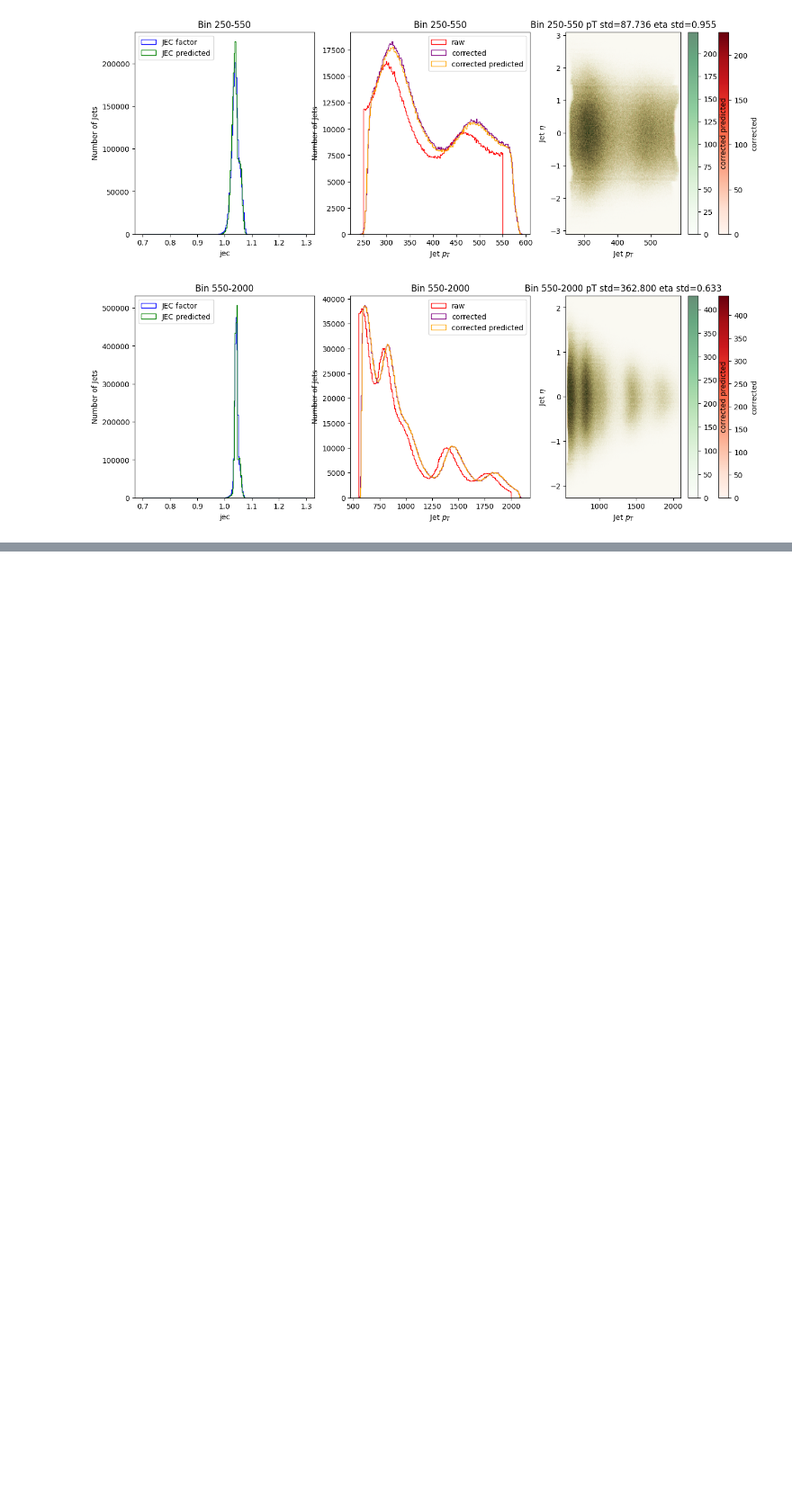
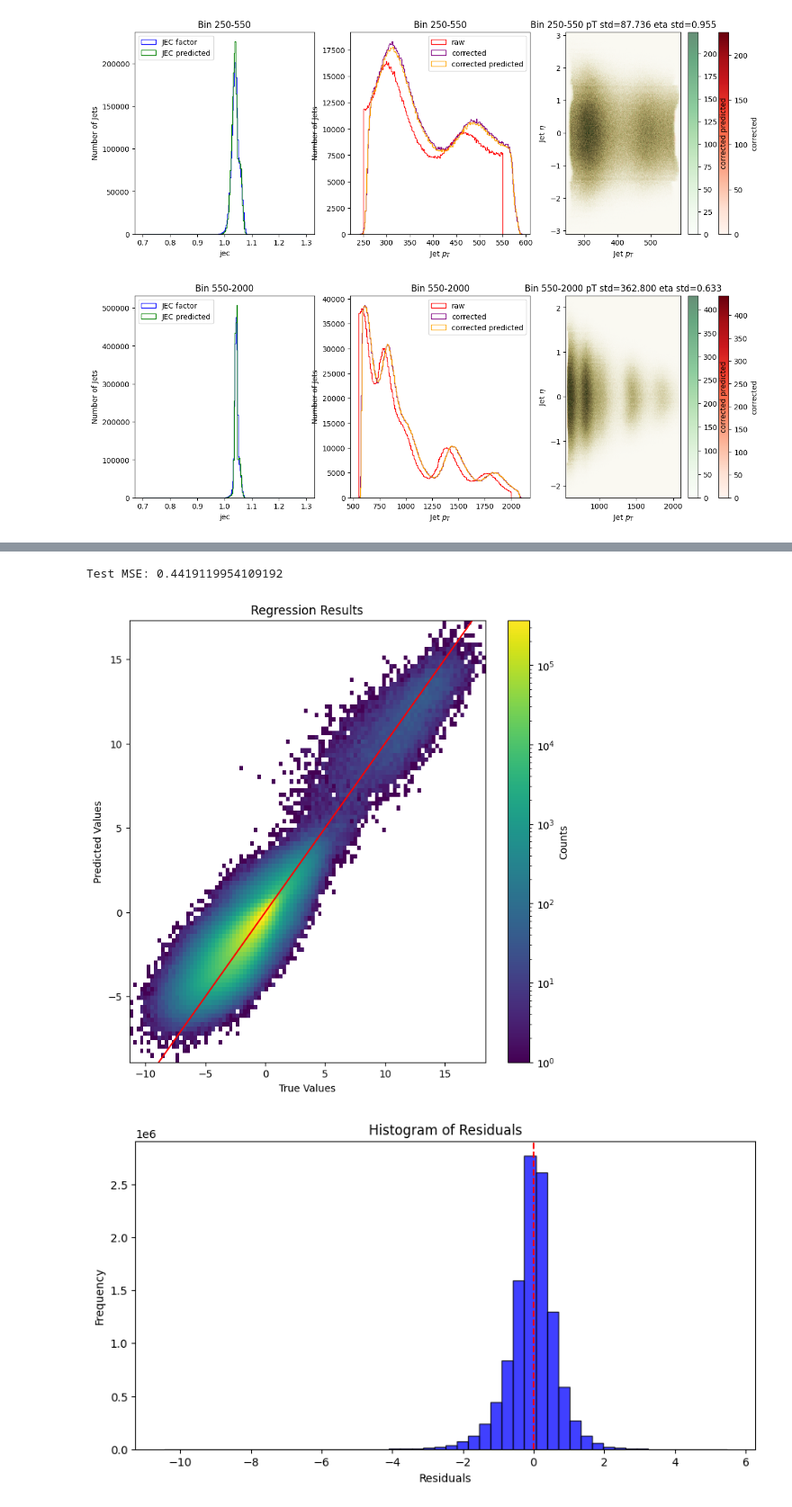
Before and after one commit to DanGodi/ExpPro, a Jupyter notebook: Notebooks/jecs_qcd_files_even.ipynb, the cells around one changed output, grey strips where cells are left out. Shown at 90% size. Saved outputs shown, nothing was run; the diff lists cells and outputs as text; code cells hidden in the pictures; blank space fills up the shorter version.

```diff
--- a/Notebooks/jecs_different_data.ipynb
+++ b/Notebooks/jecs_qcd_files_even.ipynb
@@ -248,7 +250,8 @@ Test MSE: 0.36493661999702454
 [figure]
 [figure]
 # %%
-fp = ['/Users/barakmargalit/Downloads/download/GluGluToHToZZTo4L_M-125_7TeV-minloHJJ-pythia6-tauola_merged.root','/Users/barakmargalit//Downloads/download/QCD_Pt-600to800_TuneZ2_7TeV_pythia6_merged.root']
+# This is the code for the evaluation of the model to see how it performs on the gluon data and
+fp = ['/Users/barakmargalit/Downloads/download/GluGluToHToZZTo4L_M-125_7TeV-minloHJJ-pythia6-tauola_merged.root','/Users/barakmargalit//Downloads/TTJets_MSDecays_central_TuneZ2_7TeV-madgraph-tauola_merged.root']
 # Initialize empty NumPy arrays
 pts_test = np.empty((0,), dtype=np.float32)
 etas_test = np.empty((0,), dtype=np.float32)
@@ -263,12 +266,3 @@ for current_pts_test, current_etas_test, current_area_test, current_npvs_test, c
     area_test = np.concatenate((area_test, np.array(current_area_test, dtype=np.float32)))
     npvs_test = np.concatenate((npvs_test, np.array(current_npvs_test, dtype=np.int32)))
     jecs_test = np.concatenate((jecs_test, np.array(current_jecs_test, dtype=np.float32)))
-# %%
-x=np.transpose(np.array([pts_test,etas_test,area_test,npvs_test]))
-y=np.array(jecs_test)
-
-importlib.reload(dataset)
-import eval_multiple_src as eval
-
-importlib.reload(eval)
-eval.run(x,y)
@@ -284,0 +269,24 @@ Test MSE: 0.26168397068977356
+# %%
+importlib.reload(dataset)
+import eval_multiple_src as eval
+from eval_multiple_src import load_model
+from j_model import ShallowMLP
+importlib.reload(eval)
+
+dirname= os.path.dirname(os.path.dirname(eval.__file__))
+filename = os.path.join(dirname,'models', 'best_model_jecs_qcd_files_even.pt')
+
+model= load_model(filename, model_class=lambda: ShallowMLP())
+model.to('cpu')
+model.eval()
+x=np.transpose(np.array([pts_test,etas_test,area_test,npvs_test]))
+y=np.array(jecs_test)
+
+
+
+importlib.reload(eval)
+eval.run(x,y, model)
+# %% [output]
+Test MSE: 0.4419119954109192
+[figure, added]
+[figure, added]
```
Also changed, not shown: parts of 6 cells of this notebook, 1 other file.
